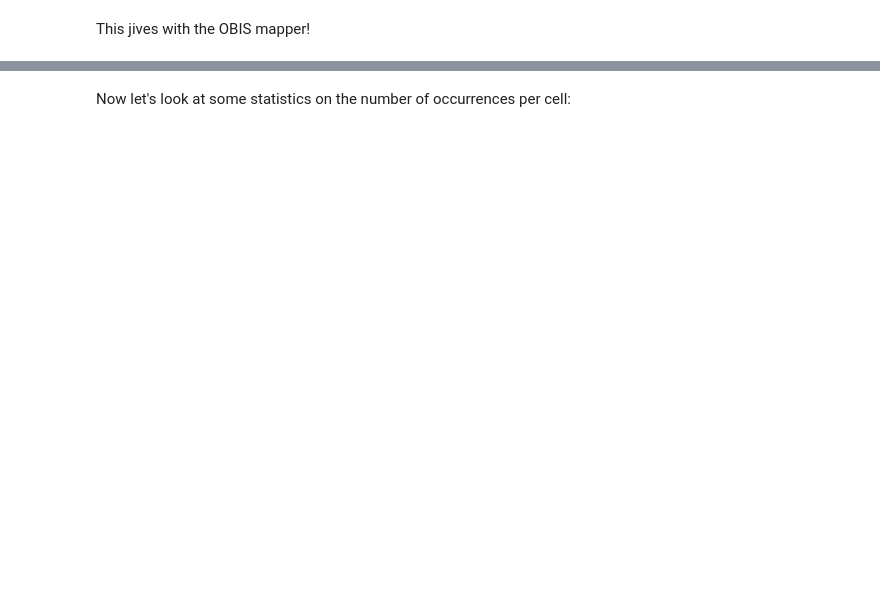
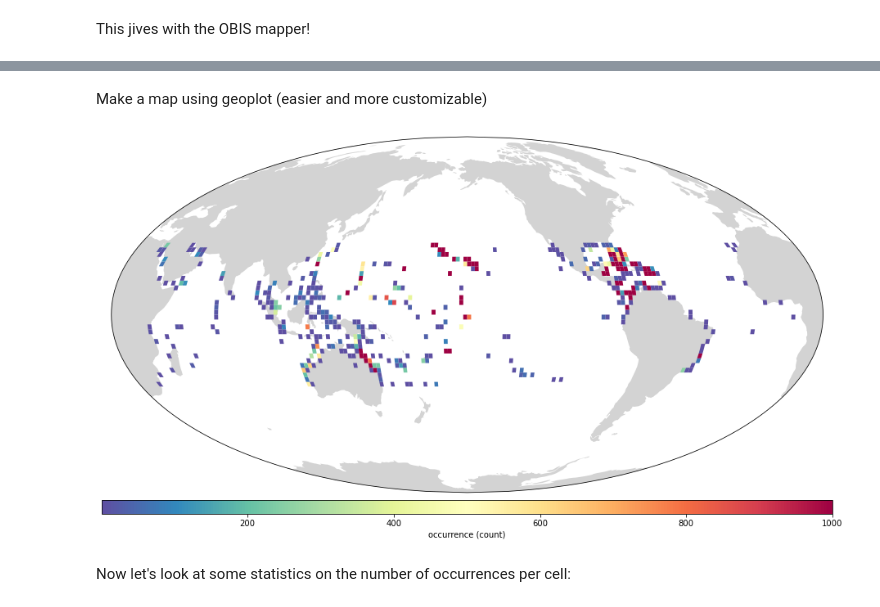
Before and after one commit to MathewBiddle/bio_ice, a Jupyter notebook: create_map_from_OBIS_API.ipynb, the cells around one changed output, grey strips where cells are left out. Saved outputs shown, nothing was run; the diff lists cells and outputs as text; code cells hidden in the pictures; blank space fills up the shorter version.

```diff
--- a/create_map_from_OBIS_API.ipynb
+++ b/create_map_from_OBIS_API.ipynb
@@ -236,0 +241,6 @@ Now create a gridded occurrence map. Using the example at https://james-brennan.
+# %%
+import geopandas as gpd
+
+gdf = gpd.GeoDataFrame(
+    data, geometry=gpd.points_from_xy(data.decimalLongitude, data.decimalLatitude),
+    crs="EPSG:4326")
@@ -340,3 +339,52 @@ ax[0].axis('off')
+# %% [markdown]
+Make a map using geoplot (easier and more customizable)
+# %%
+import geoplot
+import geoplot.crs as gcrs
+import matplotlib.pyplot as plt
+import matplotlib as mpl
+from mpl_toolkits.axes_grid1 import make_axes_locatable
+
+norm = mpl.colors.Normalize(vmin=1, vmax=1000)
+
+#projection = gcrs.Robinson(central_longitude=-160)
+projection=gcrs.Mollweide(central_longitude=-160)
+
+world = gpd.read_file(gpd.datasets.get_path('naturalearth_lowres'))
+world = world.dissolve()
+
+fig, ax = plt.subplots(figsize=(16,8), facecolor=None, subplot_kw={'projection':projection})
+
+geoplot.polyplot(
+    world,
+    figsize=(16,8),
+    facecolor='lightgray',
+    edgecolor=None,
+    projection=projection,
+    ax=ax,
+)
+
+cax = fig.add_axes([0.125, 0.08, 0.775, 0.03])
+
+cell = cell[~cell['n_occur'].isna()] # drop all NaN cells - makes plotting quicker.
+
+geoplot.choropleth(cell,
+                   hue='n_occur',
+                   edgecolor=None,
+                   projection=projection,
+                   ax=ax,
+                   cmap='Spectral_r',
+                   legend=True,
+                   legend_kwargs={'orientation': 'horizontal',
+                                  'cax':cax,
+                                  'label':"occurrence (count)",
+                                 },
+                   norm=norm,
+                  )
+
+ax.set_global(); ax.outline_patch.set_visible(True)
+# %% [output]
+[figure, added]
 # %% [markdown]
 Now let's look at some statistics on the number of occurrences per cell:
 # %%
```
Also changed, not shown: parts of 14 cells of this notebook.
